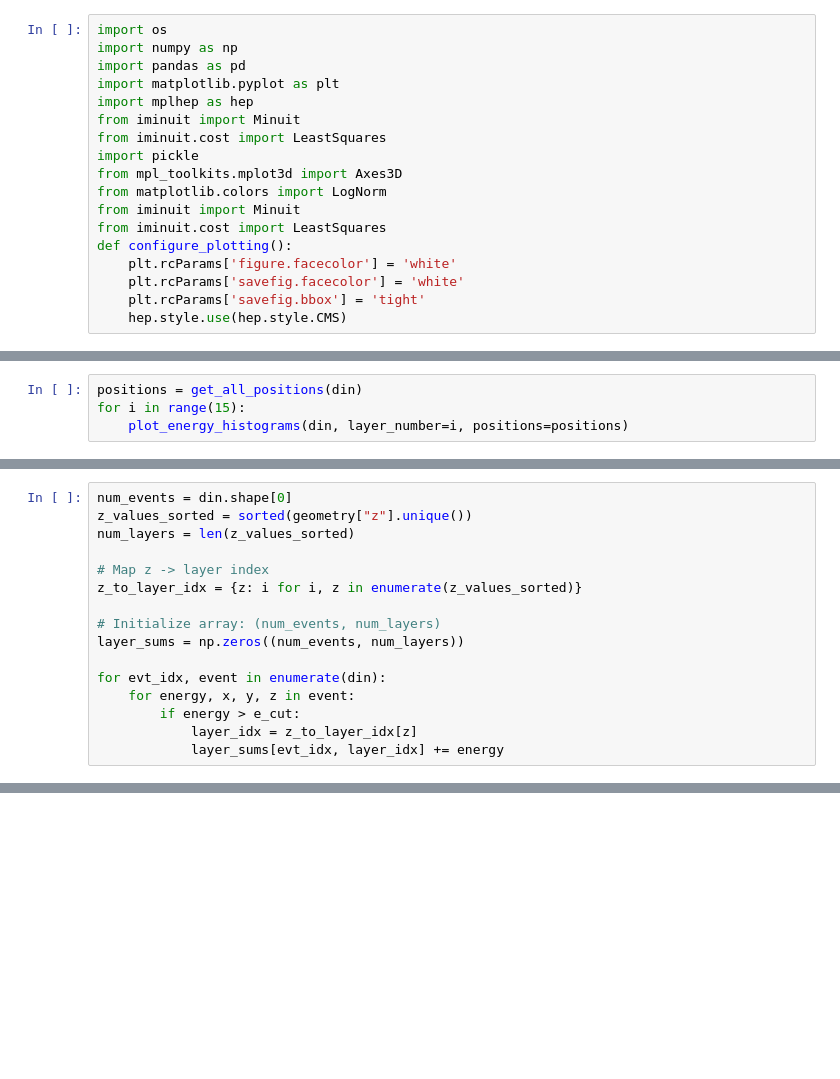
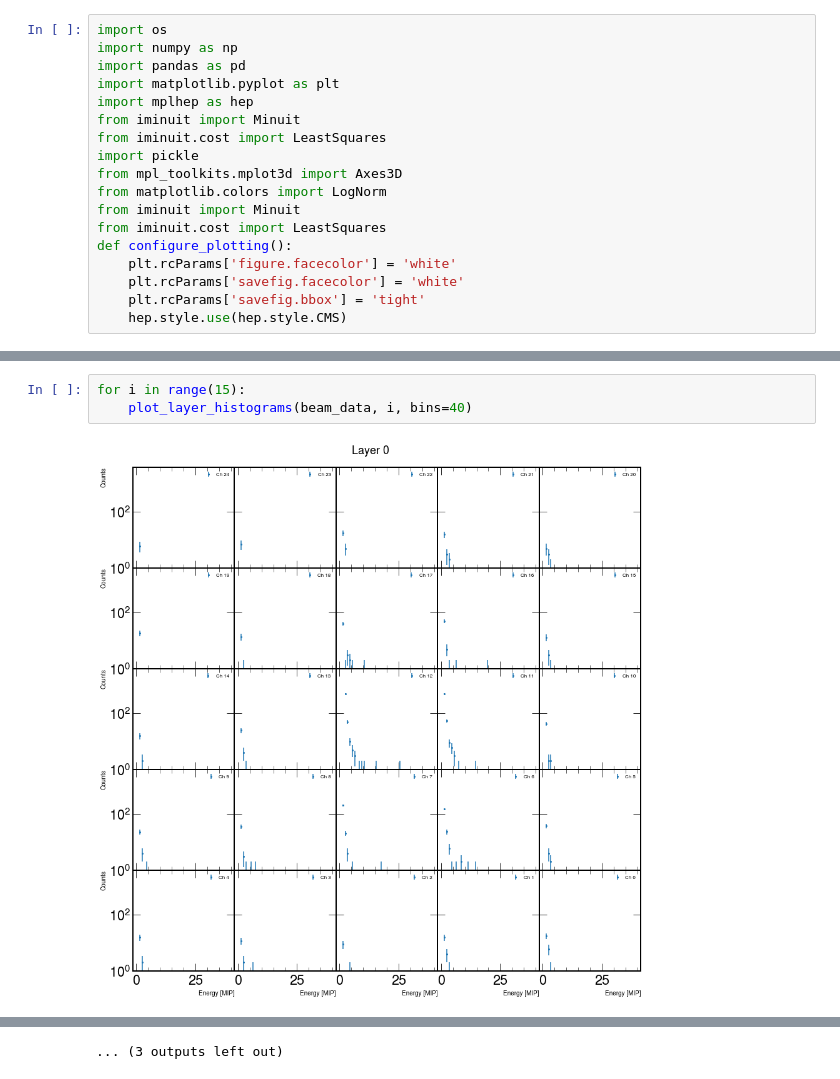
Before and after one commit to SeanBP/genIII_prototype_analysis, a Jupyter notebook: Beam_Analysis.ipynb, the cells around one changed output, grey strips where cells are left out. Saved outputs shown, nothing was run; the diff lists cells and outputs as text; blank space fills up the shorter version.

```diff
--- a/Beam_Analysis.ipynb
+++ b/Beam_Analysis.ipynb
@@ -133,4 +24,0 @@ def plot_energy_histograms(din, layer_number, positions, bins=100):
-# %%
-positions = get_all_positions(din)
-for i in range(15):
-    plot_energy_histograms(din, layer_number=i, positions=positions)
@@ -156,16 +24,0 @@ for i in range(15):
-# %%
-num_events = din.shape[0]
-z_values_sorted = sorted(geometry["z"].unique())
-num_layers = len(z_values_sorted)
-
-# Map z -> layer index
-z_to_layer_idx = {z: i for i, z in enumerate(z_values_sorted)}
-
-# Initialize array: (num_events, num_layers)
-layer_sums = np.zeros((num_events, num_layers))
-
-for evt_idx, event in enumerate(din):
-    for energy, x, y, z in event:
-        if energy > e_cut:
-            layer_idx = z_to_layer_idx[z]
-            layer_sums[evt_idx, layer_idx] += energy
@@ -217,0 +151,5 @@ for evt_idx, event in enumerate(din):
+# %%
+for i in range(15):
+    plot_layer_histograms(beam_data, i, bins=40)
+# %% [output]
+[figure, added]
@@ -217,0 +167 @@ for evt_idx, event in enumerate(din):
+... (3 outputs left out)
```
Also changed, not shown: parts of 15 cells of this notebook, 4 other files.
